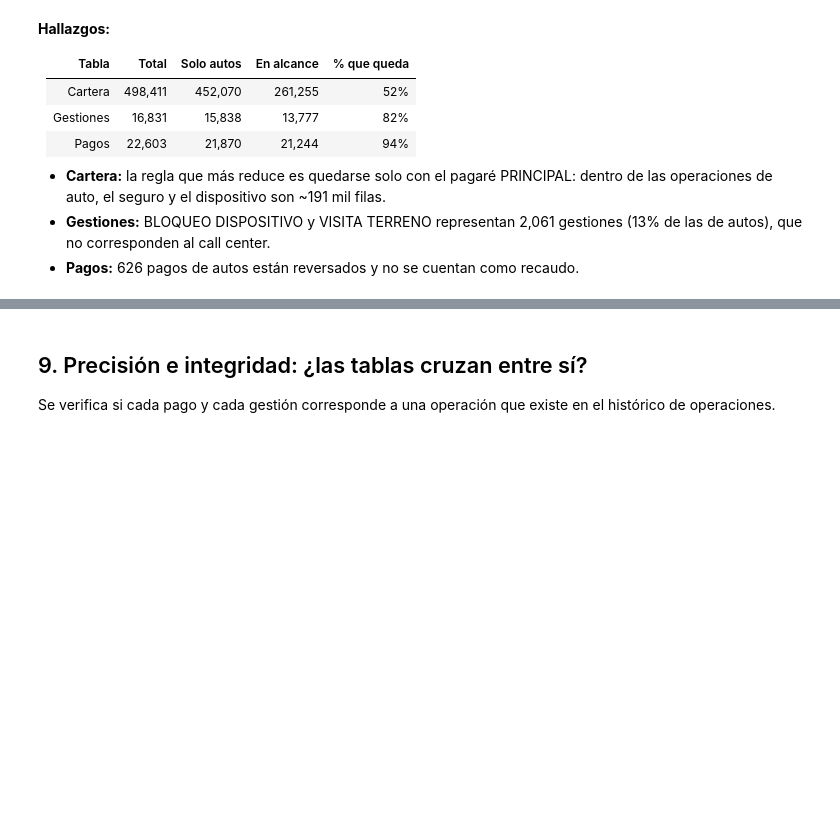
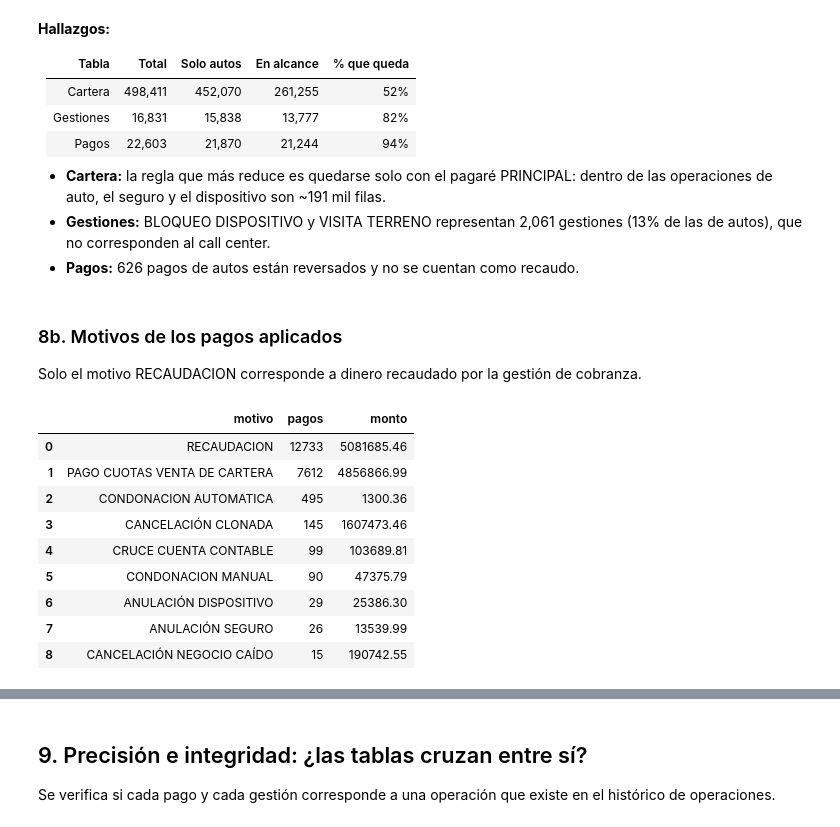
Before and after one commit to stephania99c/pset2-pipeline-cartera, a Jupyter notebook: calidad/diagnostico_calidad.ipynb, the cells around one changed output, grey strips where cells are left out. Drawn from its saved outputs; the diff is of its cells as text; code cells hidden in the pictures; blank space fills up the shorter version.

```diff
--- a/calidad/diagnostico_calidad.ipynb
+++ b/calidad/diagnostico_calidad.ipynb
@@ -289,3 +292,25 @@ display(consulta("""
 - **Cartera:** la regla que más reduce es quedarse solo con el pagaré PRINCIPAL: dentro de las operaciones de auto, el seguro y el dispositivo son ~191 mil filas.
 - **Gestiones:** BLOQUEO DISPOSITIVO y VISITA TERRENO representan 2,061 gestiones (13% de las de autos), que no corresponden al call center.
 - **Pagos:** 626 pagos de autos están reversados y no se cuentan como recaudo.
+# %% [markdown]
+### 8b. Motivos de los pagos aplicados
+Solo el motivo RECAUDACION corresponde a dinero recaudado por la gestión de cobranza.
+# %%
+consulta("""
+    select motivo, count(*) as pagos, sum(try_to_decimal(monto, 18, 2)) as monto
+    from pagos
+    where substr(numero_operacion, 10) = '' and estado = 'APLICADA'
+    group by 1
+    order by 2 desc
+""")
+# %% [output]
+|  | motivo | pagos | monto |
+| 0 | RECAUDACION | 12733 | 5081685.46 |
+| 1 | PAGO CUOTAS VENTA DE CARTERA | 7612 | 4856866.99 |
+| 2 | CONDONACION AUTOMATICA | 495 | 1300.36 |
+| 3 | CANCELACIÓN CLONADA | 145 | 1607473.46 |
+| 4 | CRUCE CUENTA CONTABLE | 99 | 103689.81 |
+| 5 | CONDONACION MANUAL | 90 | 47375.79 |
+| 6 | ANULACIÓN DISPOSITIVO | 29 | 25386.30 |
+| 7 | ANULACIÓN SEGURO | 26 | 13539.99 |
+| 8 | CANCELACIÓN NEGOCIO CAÍDO | 15 | 190742.55 |
```
Also changed, not shown: parts of 7 cells of this notebook, 1 other file.
